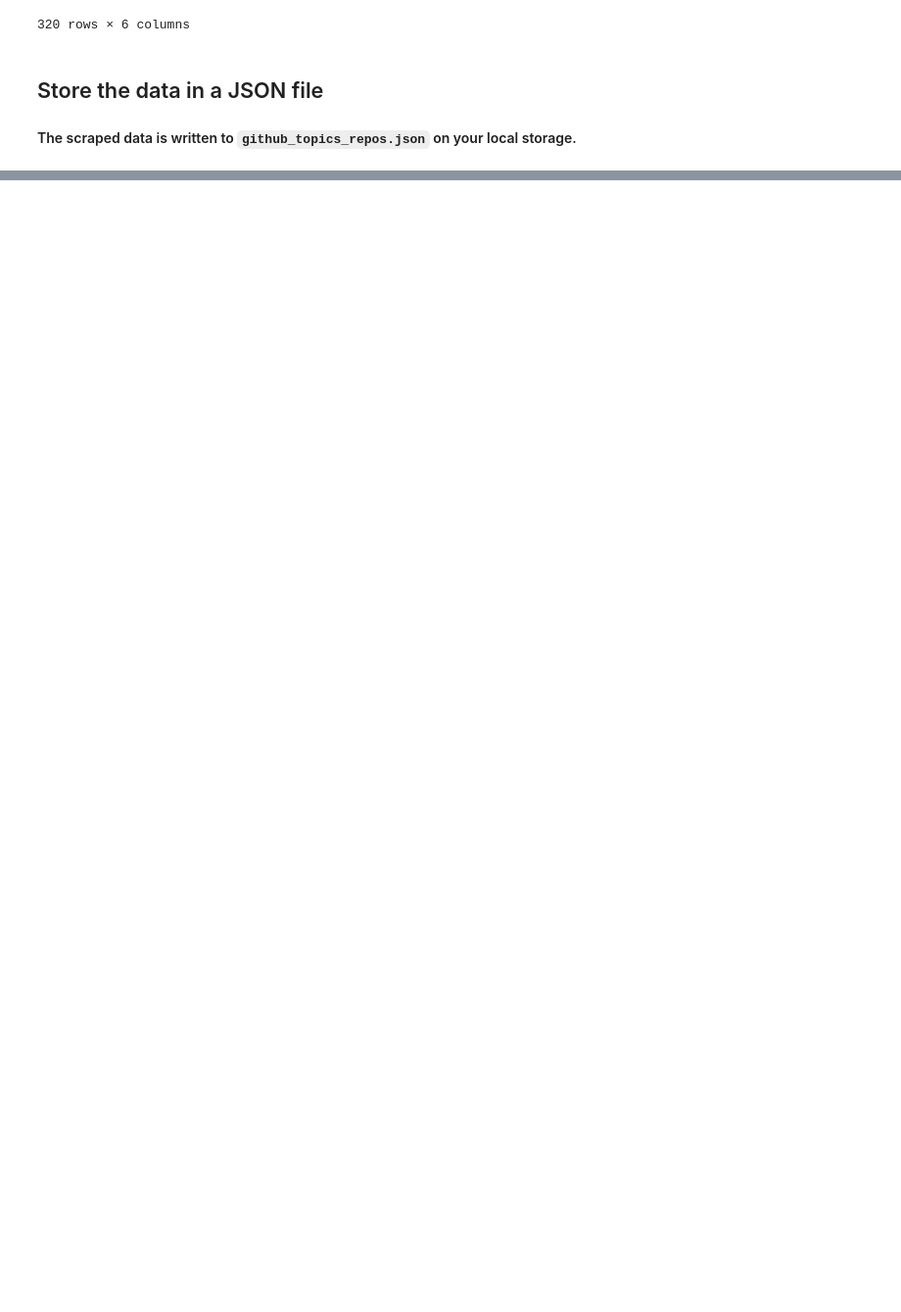
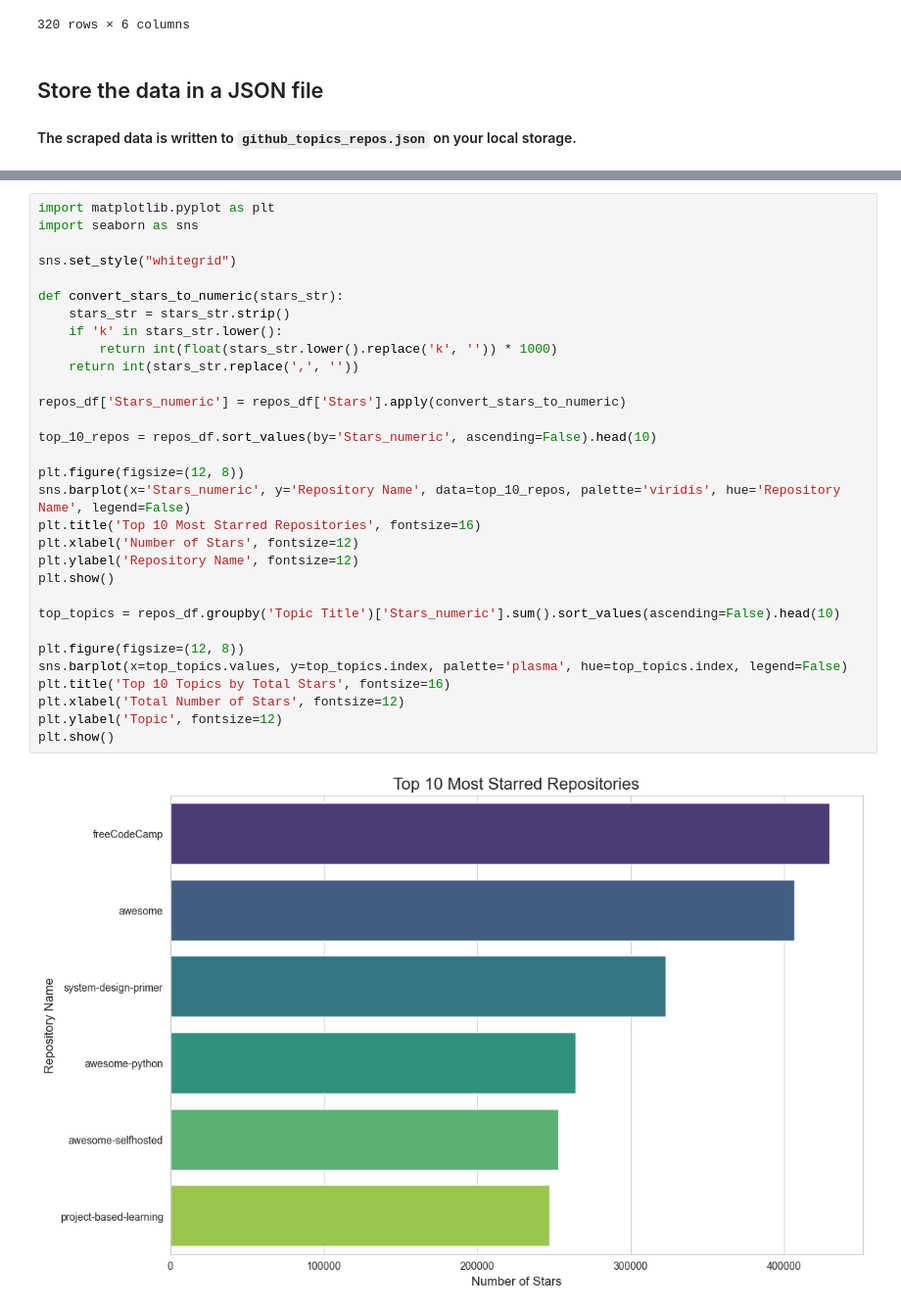
Before and after one commit to TanishqAnand001/Web-Scrapper-Project, a Jupyter notebook: Web Scrapper Project.ipynb, the cells around one changed output, grey strips where cells are left out. Shown: that part at 98% size. Cells and saved outputs as stored; diff of their text form; blank space fills up the shorter version.

```diff
--- a/Web Scrapper Project.ipynb
+++ b/Web Scrapper Project.ipynb
@@ -136,0 +140,33 @@ Data saved to github_topics_repos.json
+# %%
+import matplotlib.pyplot as plt
+import seaborn as sns
+
+sns.set_style("whitegrid")
+
+def convert_stars_to_numeric(stars_str):
+    stars_str = stars_str.strip()
+    if 'k' in stars_str.lower():
+        return int(float(stars_str.lower().replace('k', '')) * 1000)
+    return int(stars_str.replace(',', ''))
+
+repos_df['Stars_numeric'] = repos_df['Stars'].apply(convert_stars_to_numeric)
+
+top_10_repos = repos_df.sort_values(by='Stars_numeric', ascending=False).head(10)
+
+plt.figure(figsize=(12, 8))
+sns.barplot(x='Stars_numeric', y='Repository Name', data=top_10_repos, palette='viridis', hue='Repository Name', legend=False)
+plt.title('Top 10 Most Starred Repositories', fontsize=16)
+plt.xlabel('Number of Stars', fontsize=12)
+plt.ylabel('Repository Name', fontsize=12)
+plt.show()
+
+top_topics = repos_df.groupby('Topic Title')['Stars_numeric'].sum().sort_values(ascending=False).head(10)
+
+plt.figure(figsize=(12, 8))
+sns.barplot(x=top_topics.values, y=top_topics.index, palette='plasma', hue=top_topics.index, legend=False)
+plt.title('Top 10 Topics by Total Stars', fontsize=16)
+plt.xlabel('Total Number of Stars', fontsize=12)
+plt.ylabel('Topic', fontsize=12)
+plt.show()
+# %% [output]
+[figure, added]
```
Also changed, not shown: parts of 4 cells of this notebook, 2 other files.
